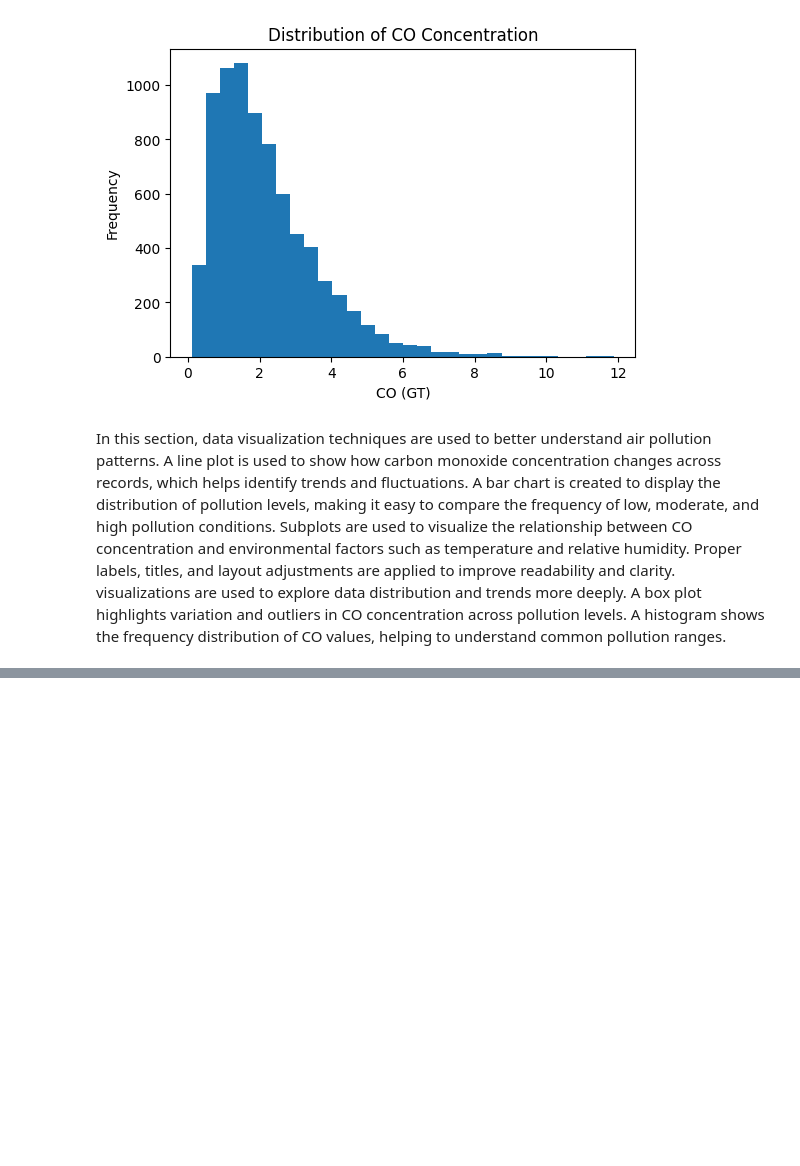
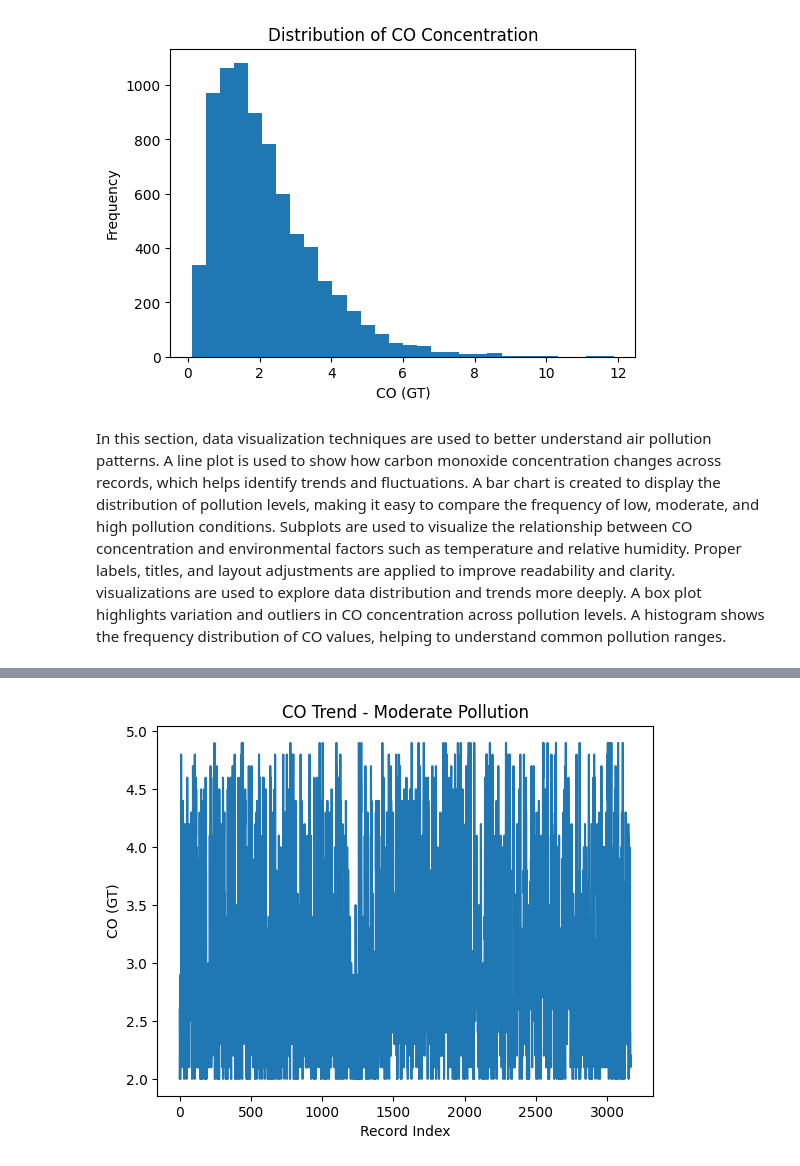
Before and after one commit to asfakd37-beep/Computer-Programming-, a Jupyter notebook: NTUID_N1424664.ipynb, the cells around one changed output, grey strips where cells are left out. Saved outputs shown, nothing was run; the diff lists cells and outputs as text; code cells hidden in the pictures; blank space fills up the shorter version.

```diff
--- a/NTUID_N1424664.ipynb
+++ b/NTUID_N1424664.ipynb
@@ -533,0 +544,83 @@ In this section, data visualization techniques are used to better understand air
+# %%
+from PyQt5.QtWidgets import (
+    QApplication, QWidget, QLabel, QPushButton,
+    QVBoxLayout, QComboBox, QMessageBox
+)
+
+# Load cleaned dataset
+df = pd.read_csv("AirQualityUCI.csv", sep=';')
+df = df.loc[:, ~df.columns.str.contains('Unnamed')]
+
+df['CO(GT)'] = pd.to_numeric(
+    df['CO(GT)'].astype(str).str.replace(',', '.'),
+    errors='coerce'
+)
+
+df = df[df['CO(GT)'] > 0]
+
+# Create pollution category
+df['Pollution_Level'] = 'Low'
+df.loc[df['CO(GT)'] >= 2, 'Pollution_Level'] = 'Moderate'
+df.loc[df['CO(GT)'] >= 5, 'Pollution_Level'] = 'High'
+
+
+class AirQualityGUI(QWidget):
+    def __init__(self):
+        super().__init__()
+        self.setWindowTitle("Air Quality Data Explorer")
+        self.setGeometry(200, 200, 350, 300)
+
+        layout = QVBoxLayout()
+
+        self.label = QLabel("Select Pollution Level:")
+        layout.addWidget(self.label)
+
+        self.combo = QComboBox()
+        self.combo.addItems(["Low", "Moderate", "High"])
+        layout.addWidget(self.combo)
+
+        self.btn_stats = QPushButton("Show Summary Statistics")
+        self.btn_stats.clicked.connect(self.show_stats)
+        layout.addWidget(self.btn_stats)
+
+        self.btn_plot = QPushButton("Plot CO Values")
+        self.btn_plot.clicked.connect(self.plot_data)
+        layout.addWidget(self.btn_plot)
+
+        self.setLayout(layout)
+
+    def show_stats(self):
+        level = self.combo.currentText()
+        subset = df[df['Pollution_Level'] == level]
+
+        avg = round(subset['CO(GT)'].mean(), 2)
+        maximum = round(subset['CO(GT)'].max(), 2)
+        minimum = round(subset['CO(GT)'].min(), 2)
+
+        QMessageBox.information(
+            self,
+            "Summary Statistics",
+            f"Pollution Level: {level}\n"
+            f"Average CO: {avg}\n"
+            f"Max CO: {maximum}\n"
+            f"Min CO: {minimum}"
+        )
+
+    def plot_data(self):
+        level = self.combo.currentText()
+        subset = df[df['Pollution_Level'] == level]
+
+        plt.figure()
+        plt.plot(subset['CO(GT)'].values)
+        plt.xlabel("Record Index")
+        plt.ylabel("CO (GT)")
+        plt.title(f"CO Trend - {level} Pollution")
+        plt.show()
+
+
+app = QApplication(sys.argv)
+window = AirQualityGUI()
+window.show()
+sys.exit(app.exec_())
+# %% [output]
+[figure, added]
```
Also changed, not shown: parts of 8 cells of this notebook.
